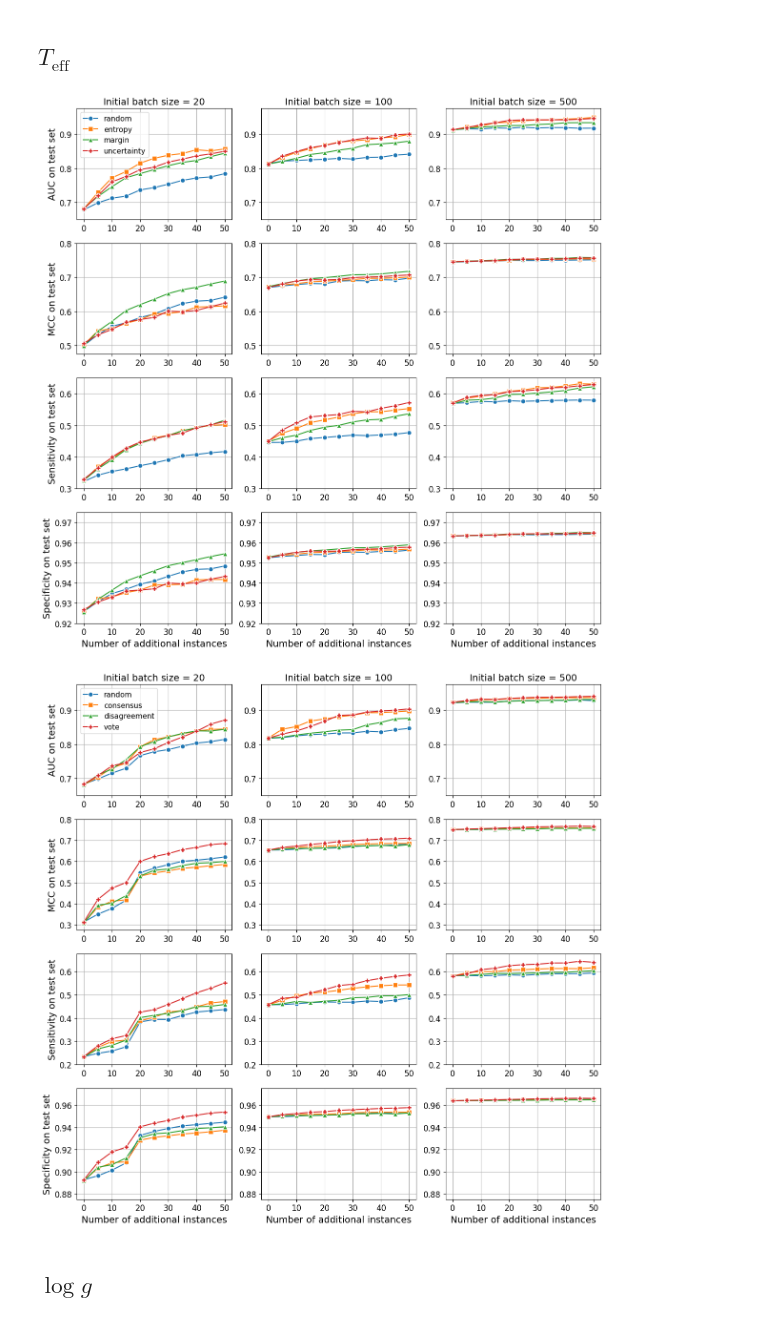
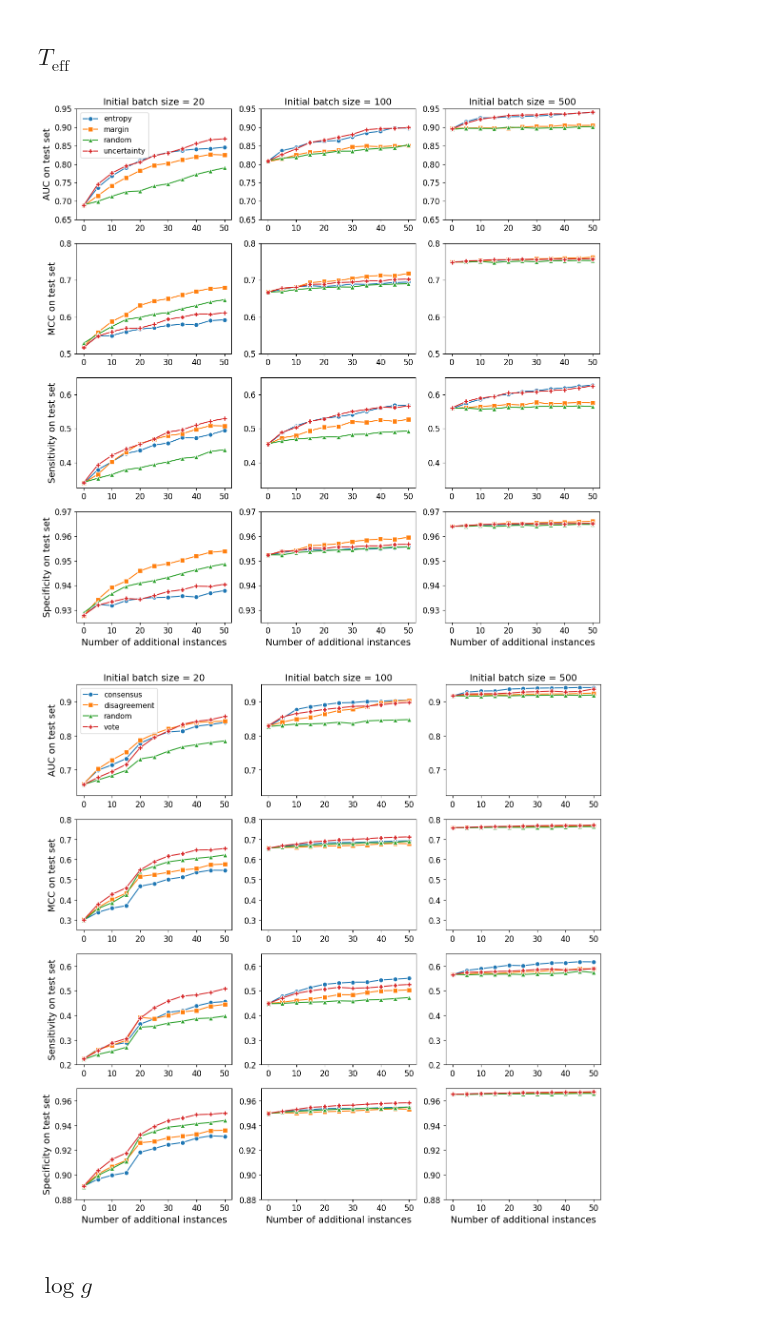
Before and after one commit to rehamelkholy/StellarAL, a Jupyter notebook: sec4_results.ipynb, the cells around one changed output. Cells and saved outputs as stored; diff of their text form; code cells hidden in the pictures.

```diff
--- a/sec4_results.ipynb
+++ b/sec4_results.ipynb
@@ -22,3 +22,13 @@ with open(file_name, 'rb') as f:
 results_data.keys()
 # %% [output]
 dict_keys(['teff_baselines', 'teff_non_comm_20', 'teff_non_comm_100', 'teff_non_comm_500', 'teff_comm_20', 'teff_comm_100', 'teff_comm_500', 'logg_baselines', 'logg_non_comm_20', 'logg_non_comm_100',  ...
+# %%
+avg_results = {}
+for key in list(results_data.keys())[:21]:
+    if 'baselines' in key: continue
+    avg_results[key] = results_data[key].groupby(['strategy', 'instance'], as_index=False).mean()[['strategy', 'instance', 'auc', 'mcc', 'sen', 'spec']].sort_values('instance').groupby('strategy').agg({
+        'auc': list,
+        'mcc': list,
+        'sen': list,
+        'spec': list
+    }).reset_index()
@@ -27,25 +505,25 @@ dict_keys(['teff_baselines', 'teff_non_comm_20', 'teff_non_comm_100', 'teff_non_
 # %% [markdown]
 ## $T_{\text{eff}}$
 # %%
-scores = list(results_data.values())[1:4]
-y_min = [0.65, 0.4750, 0.3, 0.92]
-y_max = [0.975, 0.8, 0.65, 0.975]
+scores = list(avg_results.values())[:3]
+y_min = [0.65, 0.5, 0.325, 0.925]
+y_max = [0.95, 0.8, 0.65, 0.97]
 fig_title = ''#'Active learning non-committee strategies applied to effective temperature'
 pdf_name = 'teff_non_comm'
 
 u.create_scores_figure(scores, y_min, y_max, fig_title, pdf_name)
 # %% [output]
-[figure, old version]
+[figure, new version]
 # %%
-scores = list(results_data.values())[4:7]
-y_min = [0.65, 0.275, 0.2, 0.875]
-y_max = [0.975, 0.8, 0.675, 0.975]
+scores = list(avg_results.values())[3:6]
+y_min = [0.625, 0.25, 0.2, 0.88]
+y_max = [0.95, 0.8, 0.65, 0.97]
 fig_title = ''#'Active learning committee strategies applied to effective temperature'
 pdf_name = 'teff_comm'
 
 u.create_scores_figure(scores, y_min, y_max, fig_title, pdf_name)
 # %% [output]
-[figure, old version]
+[figure, new version]
 # %% [markdown]
 ## $\log{g}$
 # %%
```
Also changed, not shown: parts of 22 cells of this notebook, 6 other files.
